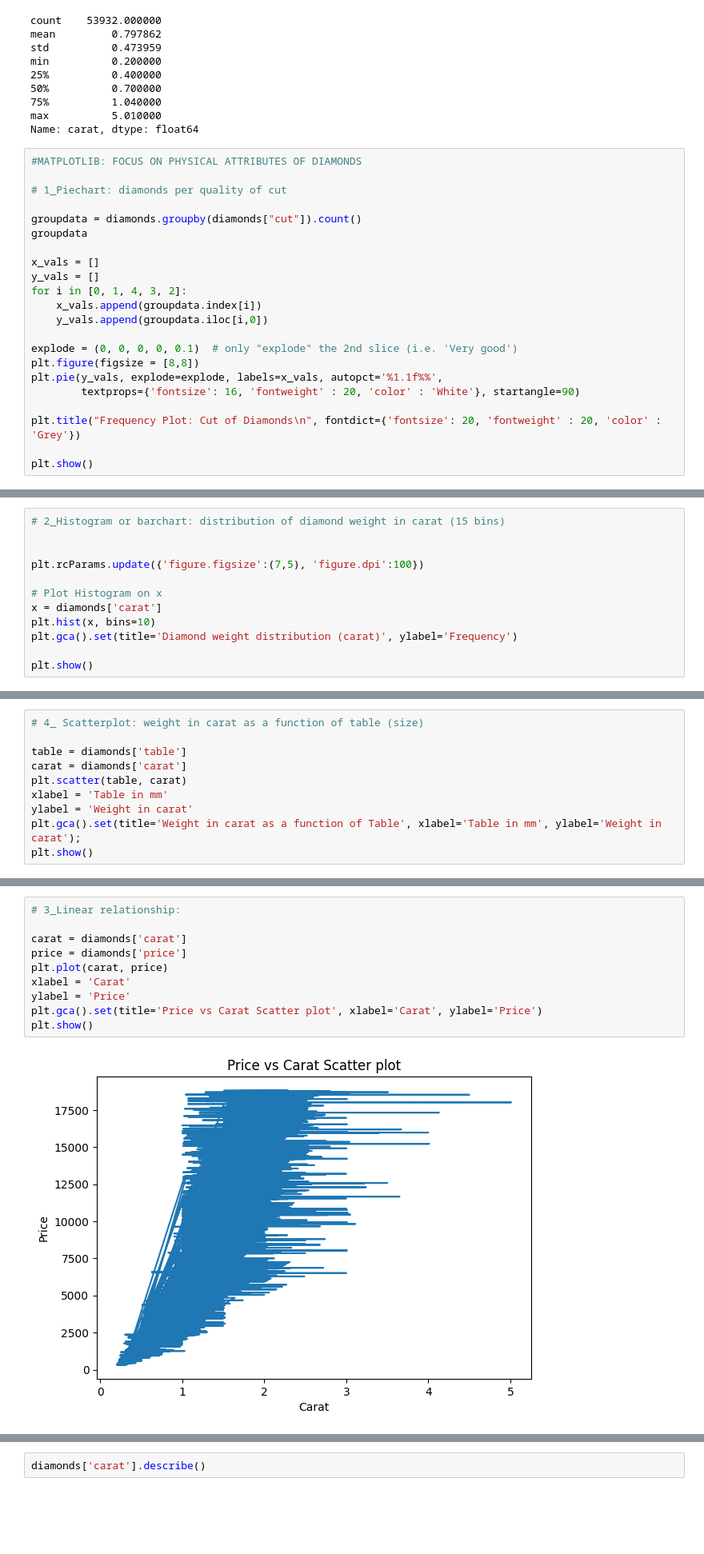
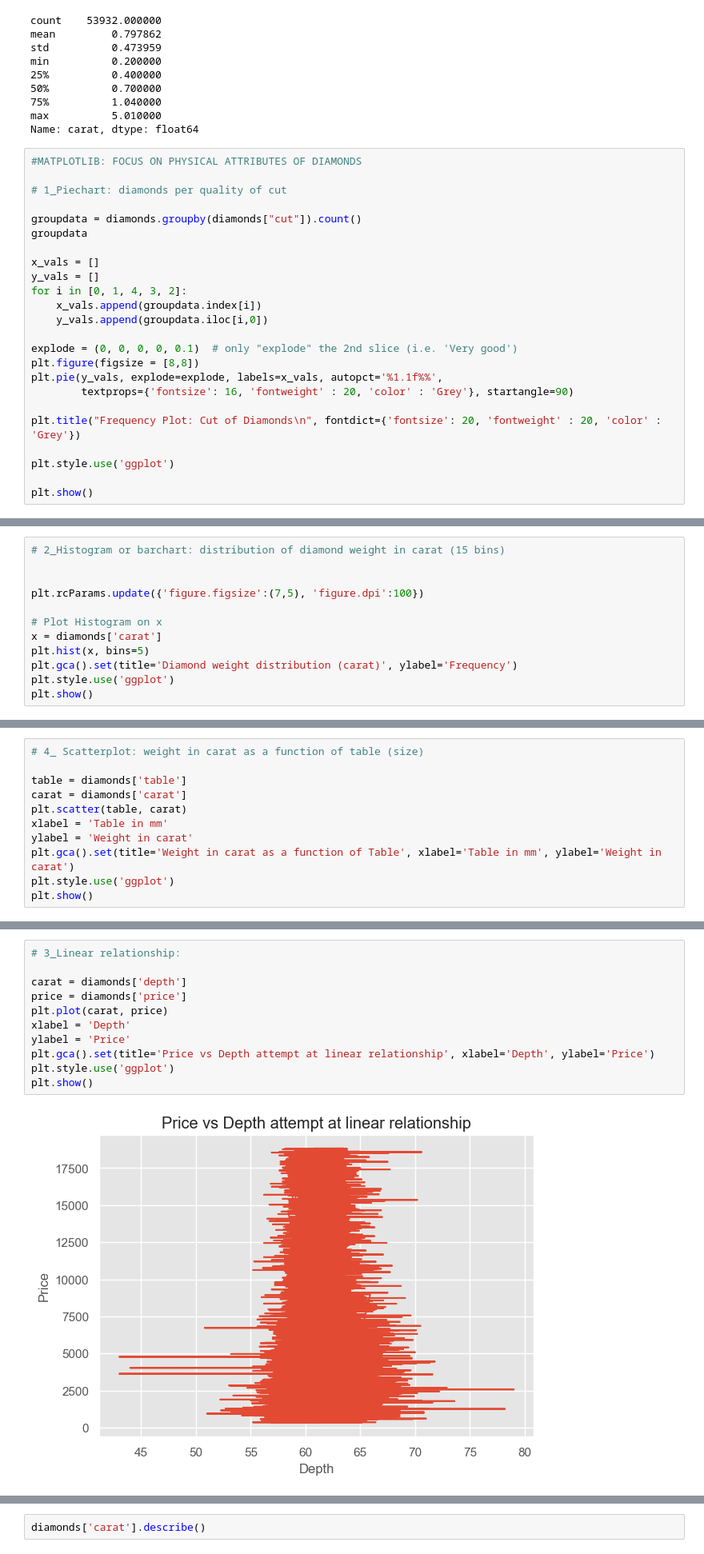
Before and after one commit to aiolii63/Diamonds, a Jupyter notebook: Data Viz/Diamonds Matplotlib Viz.ipynb, the cells around one changed output, grey strips where cells are left out. Shown at 80% size. Cells and saved outputs as stored; diff of their text form; blank space fills up the shorter version.

```diff
--- a/Data Viz/Diamonds Matplotlib Viz.ipynb
+++ b/Data Viz/Diamonds Matplotlib Viz.ipynb
@@ -55,9 +55,11 @@ for i in [0, 1, 4, 3, 2]:
 explode = (0, 0, 0, 0, 0.1)  # only "explode" the 2nd slice (i.e. 'Very good')
 plt.figure(figsize = [8,8])
 plt.pie(y_vals, explode=explode, labels=x_vals, autopct='%1.1f%%',
-        textprops={'fontsize': 16, 'fontweight' : 20, 'color' : 'White'}, startangle=90)
+        textprops={'fontsize': 16, 'fontweight' : 20, 'color' : 'Grey'}, startangle=90)
 
 plt.title("Frequency Plot: Cut of Diamonds\n", fontdict={'fontsize': 20, 'fontweight' : 20, 'color' : 'Grey'})
 
+plt.style.use('ggplot')
+
 plt.show()
 # %% [output]
@@ -70,8 +72,8 @@ plt.rcParams.update({'figure.figsize':(7,5), 'figure.dpi':100})
 
 # Plot Histogram on x
 x = diamonds['carat']
-plt.hist(x, bins=10)
+plt.hist(x, bins=5)
 plt.gca().set(title='Diamond weight distribution (carat)', ylabel='Frequency')
-
+plt.style.use('ggplot')
 plt.show()
 # %% [output]
@@ -84,6 +86,7 @@ carat = diamonds['carat']
 plt.scatter(table, carat)
 xlabel = 'Table in mm'
 ylabel = 'Weight in carat'
-plt.gca().set(title='Weight in carat as a function of Table', xlabel='Table in mm', ylabel='Weight in carat');
+plt.gca().set(title='Weight in carat as a function of Table', xlabel='Table in mm', ylabel='Weight in carat')
+plt.style.use('ggplot')
 plt.show()
 # %% [output]
@@ -91,15 +94,16 @@ plt.show()
 # %%
 # 3_Linear relationship:
 
-carat = diamonds['carat']
+carat = diamonds['depth']
 price = diamonds['price']
 plt.plot(carat, price)
-xlabel = 'Carat'
+xlabel = 'Depth'
 ylabel = 'Price'
-plt.gca().set(title='Price vs Carat Scatter plot', xlabel='Carat', ylabel='Price')
+plt.gca().set(title='Price vs Depth attempt at linear relationship', xlabel='Depth', ylabel='Price')
+plt.style.use('ggplot')
 plt.show()
 # %% [output]
-[figure, old version]
+[figure, new version]
 # %%
 # 5_Boxplot carat to look for outliers
 
```
Also changed, not shown: parts of 9 cells of this notebook.
